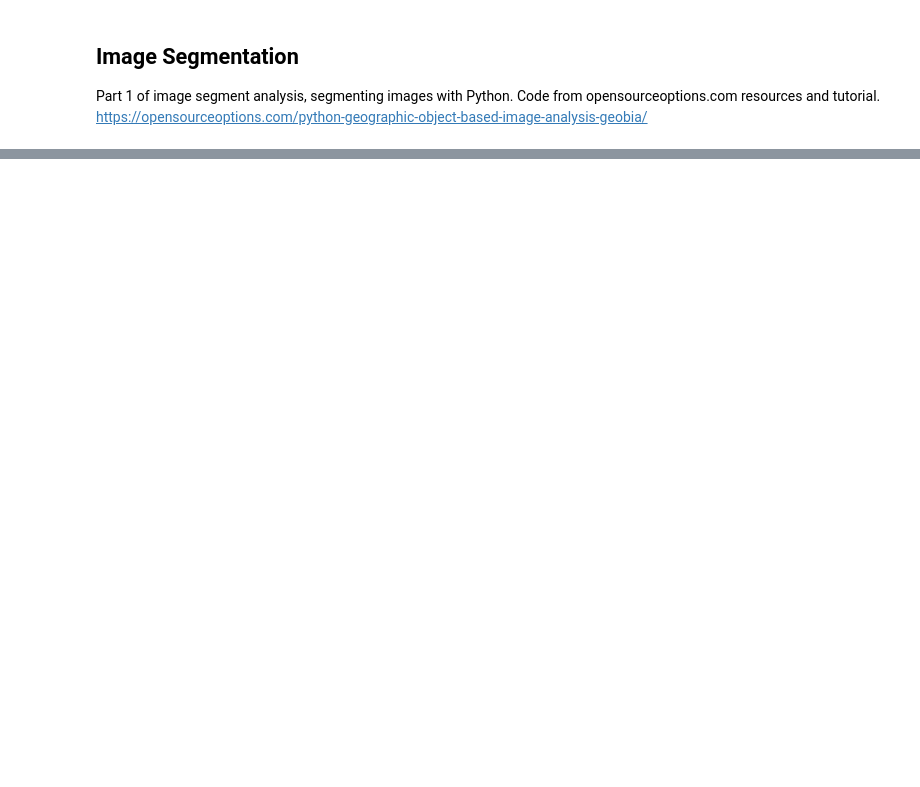
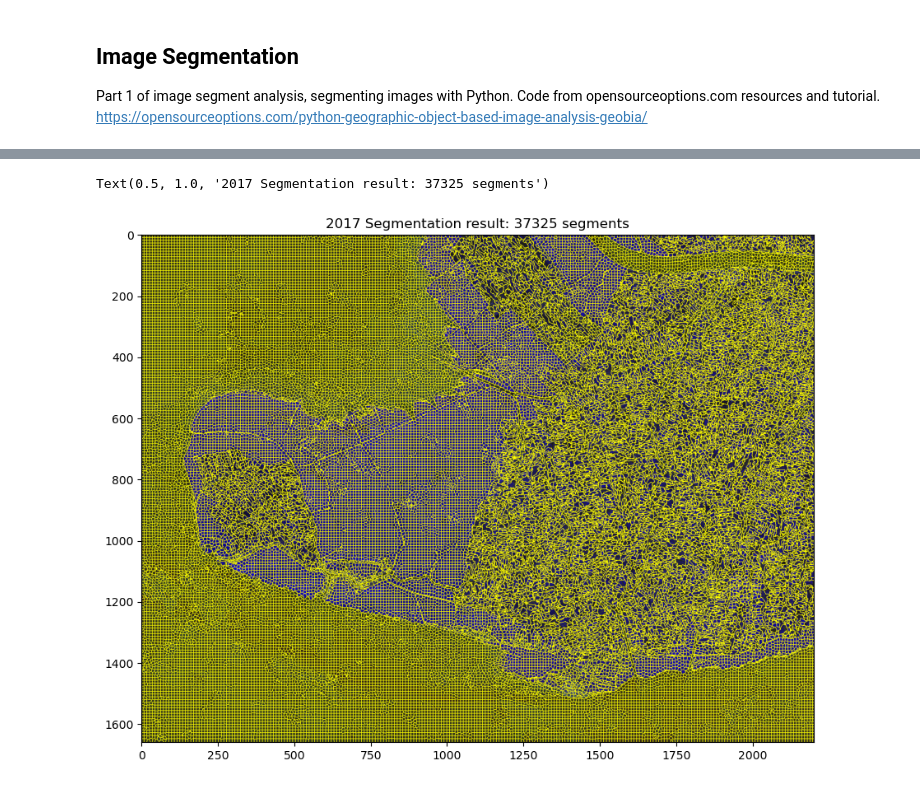
Before and after one commit to UW-GDA/trees_n_shrimps, a Jupyter notebook: mangrove_geo_obia_image_segmentation.ipynb, the cells around one changed output, grey strips where cells are left out. Cells and saved outputs as stored; diff of their text form; code cells hidden in the pictures; blank space fills up the shorter version.

```diff
--- a/mangrove_geo_obia_image_segmentation.ipynb
+++ b/mangrove_geo_obia_image_segmentation.ipynb
@@ -18,4 +21,8 @@ import os
 # %%
 os.chdir('/home/jovyan/project/trees_n_shrimps')
 camau2026_fn = 'ca_mau_2026_48PVQ.tif'
+camau2017_fn = 'ca_mau_2017_48PVQ.tif'
+# verify files exist
+for fn in [camau2026_fn, camau2017_fn]:
+    print(fn, 'exists:', os.path.exists(fn))
 # %%
@@ -88,3 +159,11 @@ Text(0.5, 1.0, '2026 Segmentation result: 35186 segments')
+# %%
+rgb = exposure.rescale_intensity(band_data2017[:, :, :3].astype(float))
+plt.figure(figsize=(12, 8))
+plt.imshow(mark_boundaries(rgb, segments2017))
+plt.title(f'2017 Segmentation result: {len(np.unique(segments2017))} segments')
+# %% [output]
+Text(0.5, 1.0, '2017 Segmentation result: 37325 segments')
+[figure, added]
 # %%
 # Describing each segment based on spectral properties:
 # spectral properties = variables that will classify each segment as a land cover type.
```
Also changed, not shown: parts of 17 cells of this notebook.
